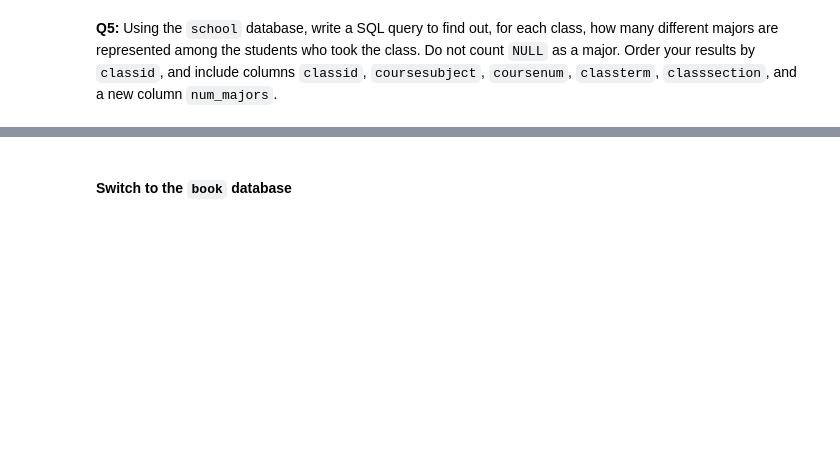
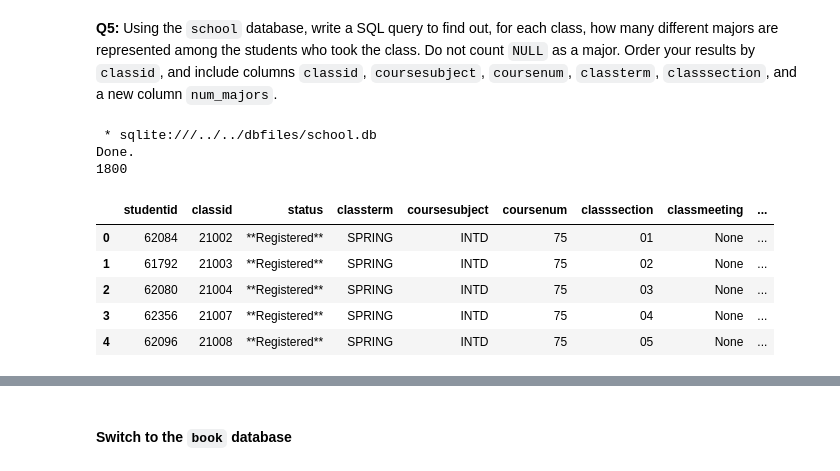
Before and after one commit to adp11/cs181-f22-student, a Jupyter notebook: hw/HW_4.d/multiple_advanced.ipynb, the cells around one changed output, grey strips where cells are left out. Drawn from its saved outputs; the diff is of its cells as text; code cells hidden in the pictures; blank space fills up the shorter version.

```diff
--- a/hw/HW_4.d/multiple_advanced.ipynb
+++ b/hw/HW_4.d/multiple_advanced.ipynb
@@ -138,3 +192,33 @@ resultdf5.head()
+# %%
+'''
+I'm only able to get all students in each class. I don't know how to get number of different majors in each class
+but haven't had time to ask. This is my current work, and I will ask you next week.
+'''
+
+query5 = """
+SELECT *
+FROM student_class INNER JOIN classes USING (classid)
+                    INNER JOIN students USING (studentid)
+GROUP BY classid
+"""
+
+# YOUR CODE HERE
+# raise NotImplementedError()
+
+resultset5 = %sql $query5
+resultdf5 = resultset5.DataFrame()
+print(len(resultdf5))
+resultdf5.head()
+# %% [output]
+ * sqlite:///../../dbfiles/school.db
+Done.
+1800
+|  | studentid | classid | status | classterm | coursesubject | coursenum | classsection | classmeeting | ... |
+| 0 | 62084 | 21002 | **Registered** | SPRING | INTD | 75 | 01 | None | ... |
+| 1 | 61792 | 21003 | **Registered** | SPRING | INTD | 75 | 02 | None | ... |
+| 2 | 62080 | 21004 | **Registered** | SPRING | INTD | 75 | 03 | None | ... |
+| 3 | 62356 | 21007 | **Registered** | SPRING | INTD | 75 | 04 | None | ... |
+| 4 | 62096 | 21008 | **Registered** | SPRING | INTD | 75 | 05 | None | ... |
 # %%
 # Testing cell
 assert len(resultdf5) == 1796
```
Also changed, not shown: parts of 16 cells of this notebook.
